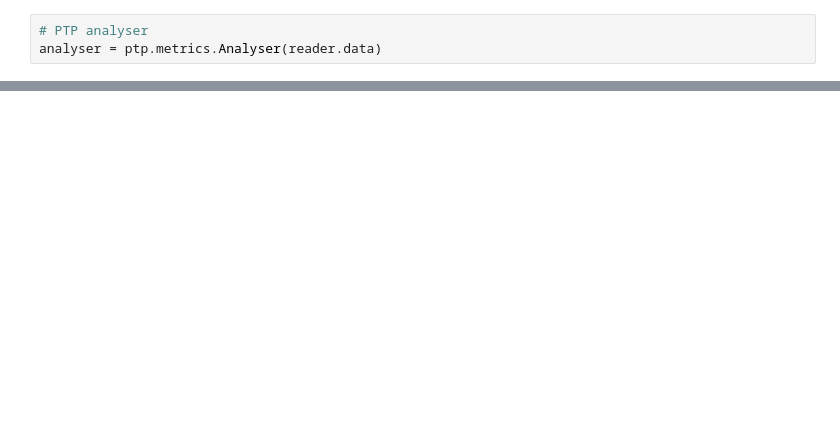
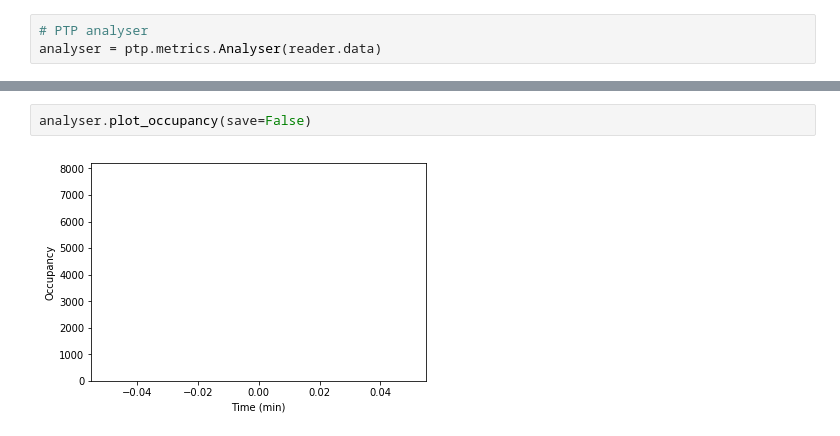
Before and after one commit to lasseufpa/ptp-dal, a Jupyter notebook: notebooks/Reader Demo.ipynb, the cells around one changed output, grey strips where cells are left out. Saved outputs shown, nothing was run; the diff lists cells and outputs as text; blank space fills up the shorter version.

```diff
--- a/notebooks/Reader Demo.ipynb
+++ b/notebooks/Reader Demo.ipynb
@@ -85,0 +128,4 @@ analyser.plot_toffset_vs_time(save=False)
+# %%
+analyser.plot_occupancy(save=False)
+# %% [output]
+[figure, added]
```
Also changed, not shown: parts of 39 cells of this notebook, 1 other file.
